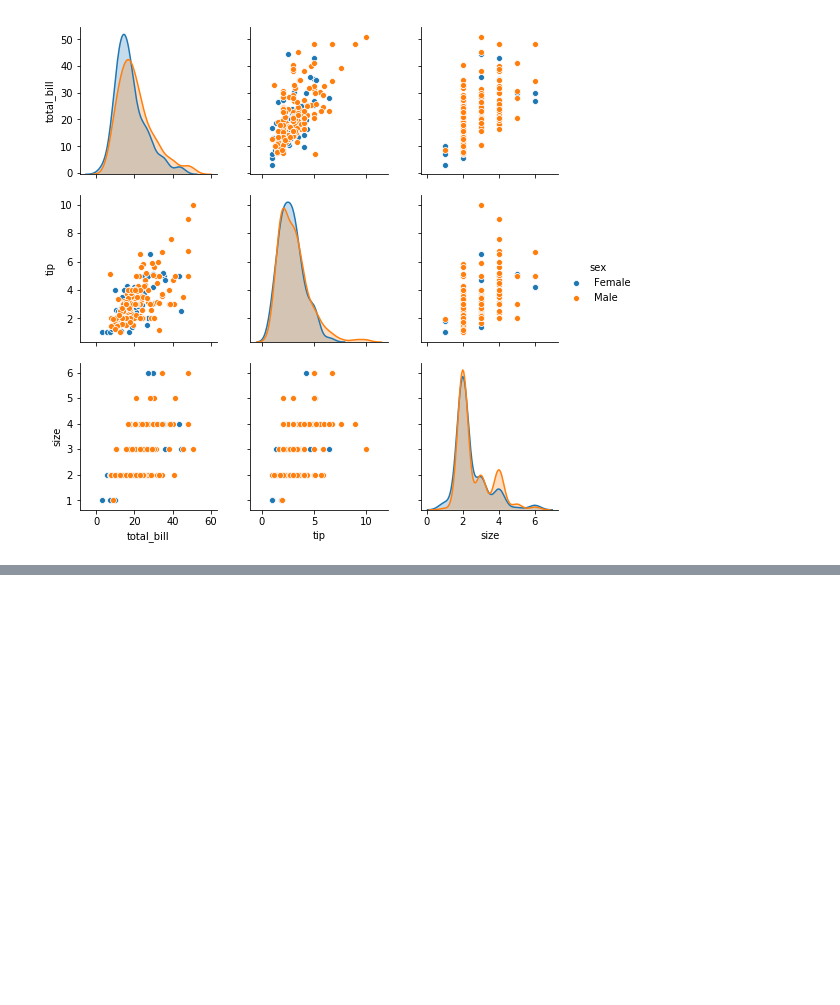
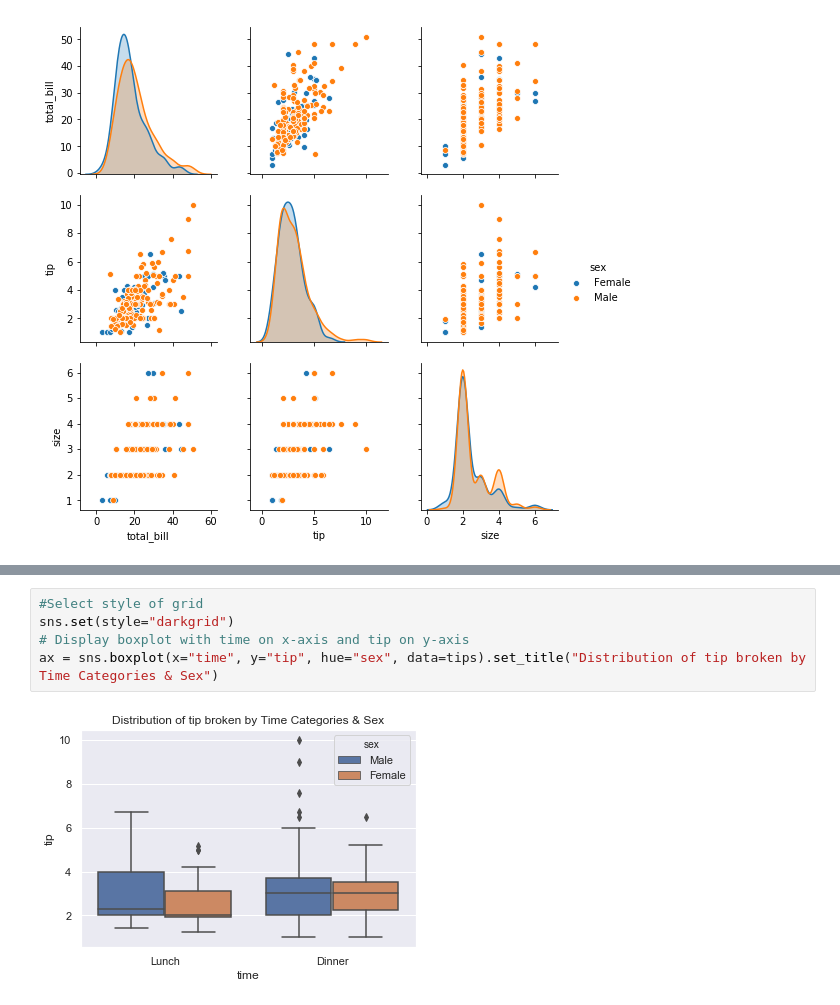
Before and after one commit to edelcorcoran/FDA-Project, a Jupyter notebook: Tips.ipynb, the cells around one changed output, grey strips where cells are left out. Drawn from its saved outputs; the diff is of its cells as text; blank space fills up the shorter version.

```diff
--- a/Tips.ipynb
+++ b/Tips.ipynb
@@ -206,0 +351,7 @@ sns.pairplot(df, hue='sex')
+# %%
+#Select style of grid
+sns.set(style="darkgrid")
+# Display boxplot with time on x-axis and tip on y-axis
+ax = sns.boxplot(x="time", y="tip", hue="sex", data=tips).set_title("Distribution of tip broken by Time Categories & Sex")
+# %% [output]
+[figure, added]
```
Also changed, not shown: parts of 23 cells of this notebook.
